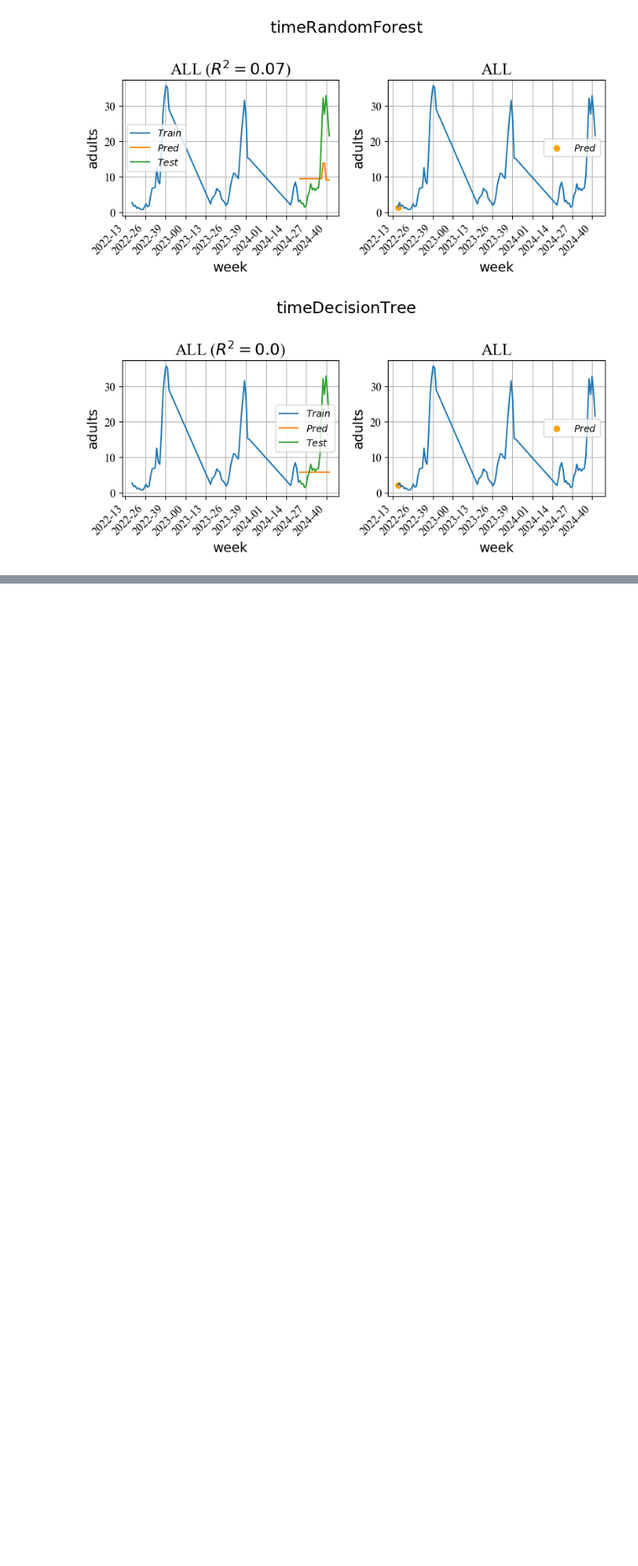
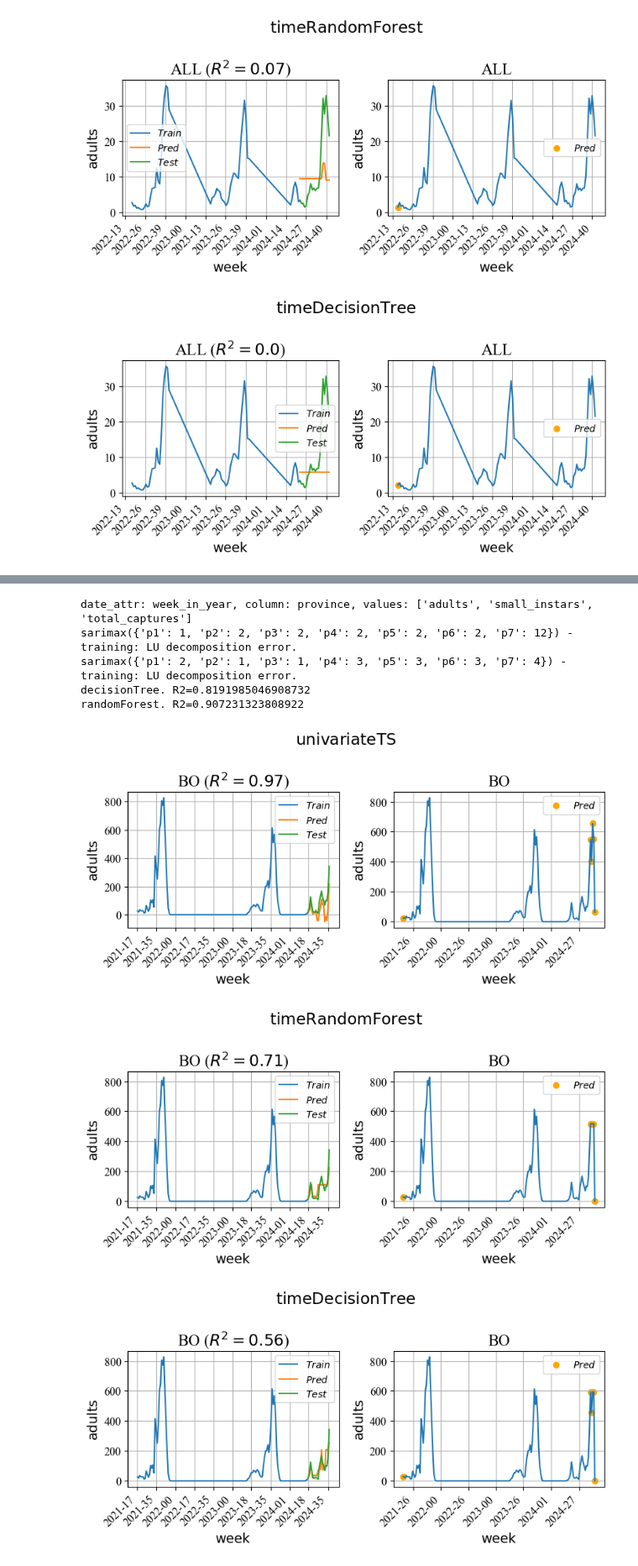
Before and after one commit to big-unibo/explain, a Jupyter notebook: intentional/src/main/python/predict.ipynb, the cells around one changed output, grey strips where cells are left out. Shown at 84% size. Drawn from its saved outputs; the diff is of its cells as text; code cells hidden in the pictures; blank space fills up the shorter version.

```diff
--- a/intentional/src/main/python/predict.ipynb
+++ b/intentional/src/main/python/predict.ipynb
@@ -396,0 +395,12 @@ randomForest. R2=0.8635765201359809
+# %%
+df = get_data(columns=["week_in_year", "province", "adults", "small_instars", "total_captures"], filters={'province': ['BO']}, file_name='cimice-filled.csv')
+predict(df, ["week_in_year", "province"], "adults", nullify_last=5)
+# %% [output]
+date_attr: week_in_year, column: province, values: ['adults', 'small_instars', 'total_captures']
+sarimax({'p1': 1, 'p2': 2, 'p3': 2, 'p4': 2, 'p5': 2, 'p6': 2, 'p7': 12}) - training: LU decomposition error.
+sarimax({'p1': 2, 'p2': 1, 'p3': 1, 'p4': 3, 'p5': 3, 'p6': 3, 'p7': 4}) - training: LU decomposition error.
+decisionTree. R2=0.8191985046908732
+randomForest. R2=0.907231323808922
+[figure, added]
+[figure, added]
+[figure, added]
```
Also changed, not shown: parts of 6 cells of this notebook.
